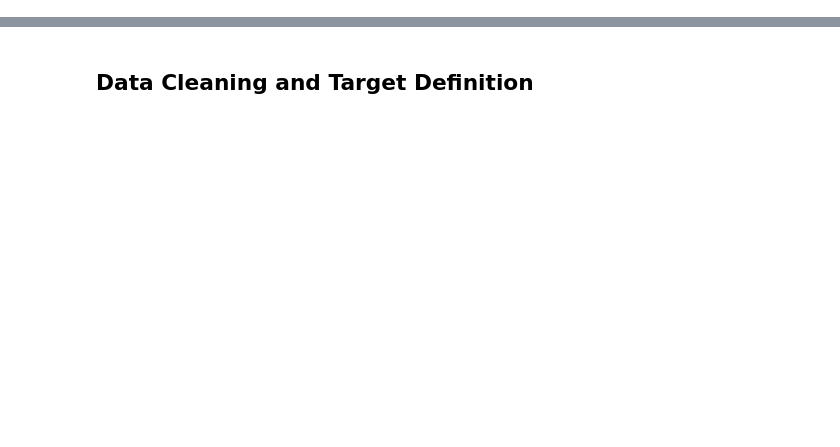
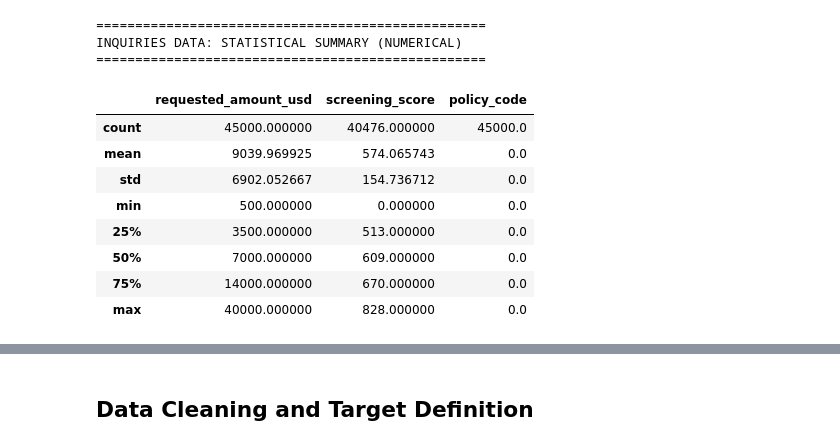
Before and after one commit to VValid1/Python-Project, a Jupyter notebook: Group project.ipynb, the cells around one changed output, grey strips where cells are left out. Saved outputs shown, nothing was run; the diff lists cells and outputs as text; code cells hidden in the pictures; blank space fills up the shorter version.

```diff
--- a/Group project.ipynb
+++ b/Group project.ipynb
@@ -28,0 +199,19 @@ None
+# %%
+# Statistical Summary
+print("="*50)
+print("INQUIRIES DATA: STATISTICAL SUMMARY (NUMERICAL)")
+print("="*50)
+display(cr_inquiries_df.describe())
+# %% [output]
+==================================================
+INQUIRIES DATA: STATISTICAL SUMMARY (NUMERICAL)
+==================================================
+|  | requested_amount_usd | screening_score | policy_code |
+| count | 45000.000000 | 40476.000000 | 45000.0 |
+| mean | 9039.969925 | 574.065743 | 0.0 |
+| std | 6902.052667 | 154.736712 | 0.0 |
+| min | 500.000000 | 0.000000 | 0.0 |
+| 25% | 3500.000000 | 513.000000 | 0.0 |
+| 50% | 7000.000000 | 609.000000 | 0.0 |
+| 75% | 14000.000000 | 670.000000 | 0.0 |
+| max | 40000.000000 | 828.000000 | 0.0 |
```
Also changed, not shown: parts of 39 cells of this notebook, 3 other files.
